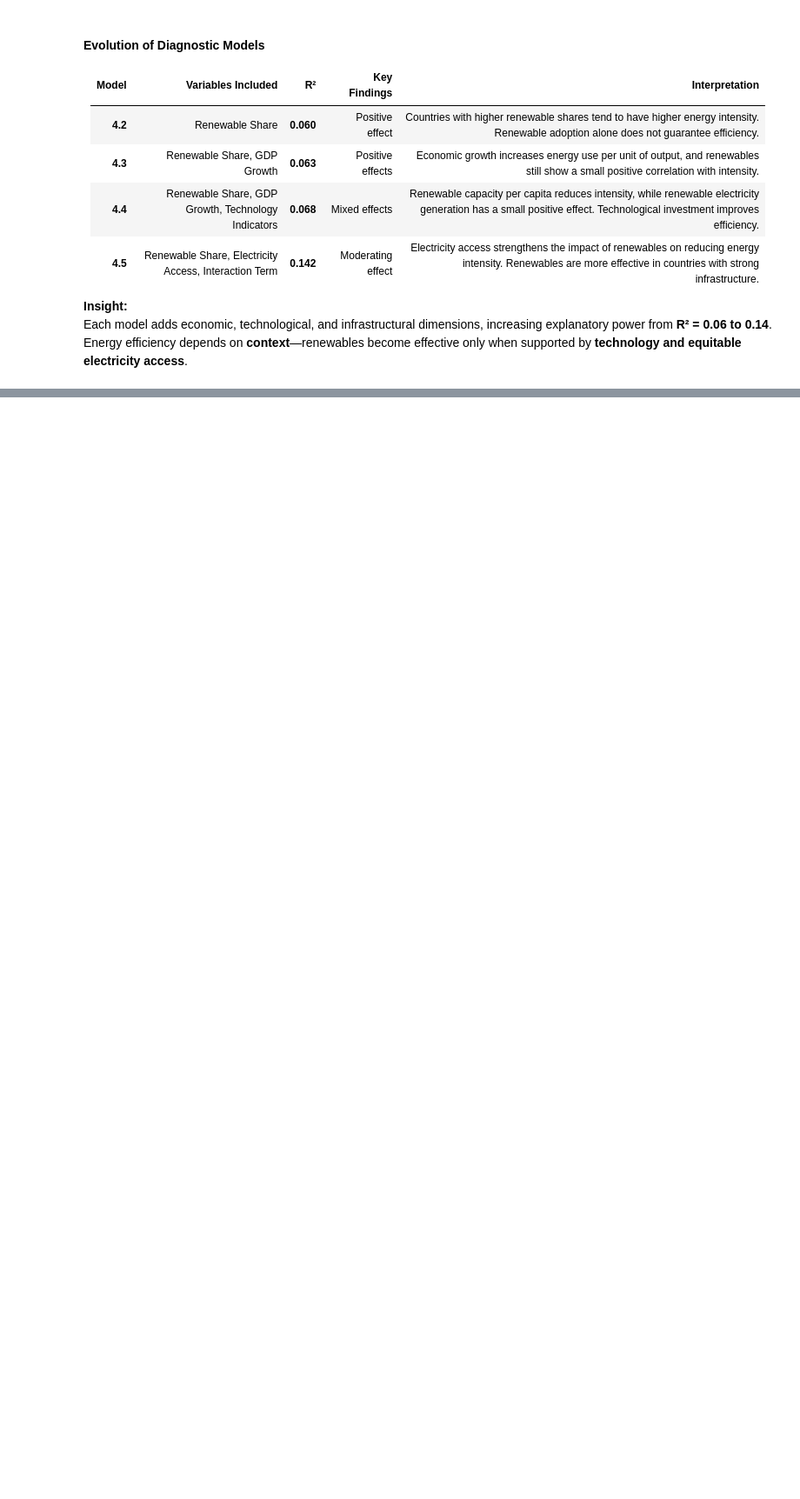
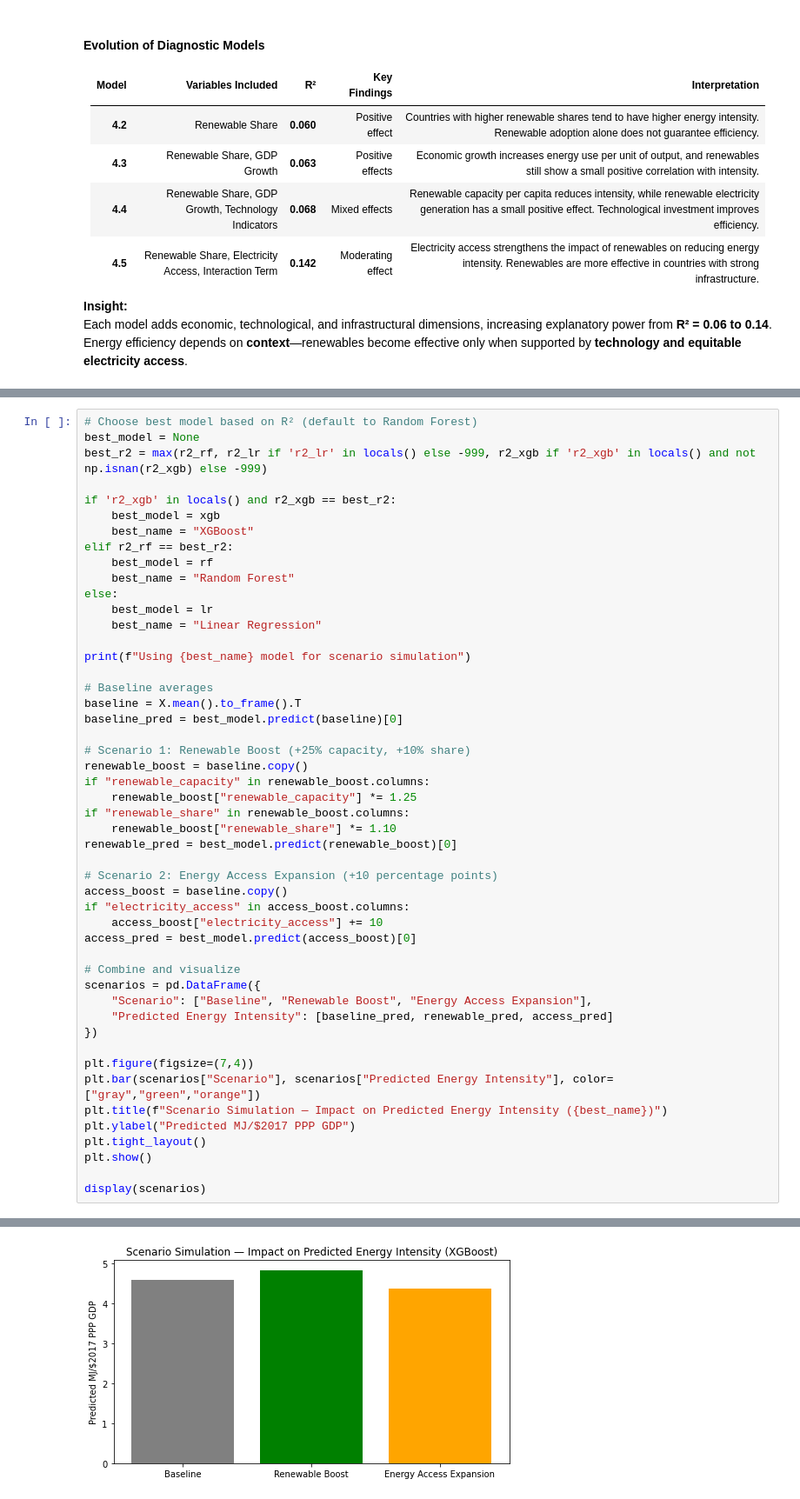
Before and after one commit to mnoriega-mx/energy-efficiency-trends, a Jupyter notebook: energy_efficiency_trends.ipynb, the cells around one changed output, grey strips where cells are left out. Shown: that part at 87% size. Cells and saved outputs as stored; diff of their text form; blank space fills up the shorter version.

```diff
--- a/energy_efficiency_trends.ipynb
+++ b/energy_efficiency_trends.ipynb
@@ -863,0 +1104,50 @@ Energy efficiency depends on **context**—renewables become effective only when
+# %%
+# Choose best model based on R² (default to Random Forest)
+best_model = None
+best_r2 = max(r2_rf, r2_lr if 'r2_lr' in locals() else -999, r2_xgb if 'r2_xgb' in locals() and not np.isnan(r2_xgb) else -999)
+
+if 'r2_xgb' in locals() and r2_xgb == best_r2:
+    best_model = xgb
+    best_name = "XGBoost"
+elif r2_rf == best_r2:
+    best_model = rf
+    best_name = "Random Forest"
+else:
+    best_model = lr
+    best_name = "Linear Regression"
+
+print(f"Using {best_name} model for scenario simulation")
+
+# Baseline averages
+baseline = X.mean().to_frame().T
+baseline_pred = best_model.predict(baseline)[0]
+
+# Scenario 1: Renewable Boost (+25% capacity, +10% share)
+renewable_boost = baseline.copy()
+if "renewable_capacity" in renewable_boost.columns:
+    renewable_boost["renewable_capacity"] *= 1.25
+if "renewable_share" in renewable_boost.columns:
+    renewable_boost["renewable_share"] *= 1.10
+renewable_pred = best_model.predict(renewable_boost)[0]
+
+# Scenario 2: Energy Access Expansion (+10 percentage points)
+access_boost = baseline.copy()
+if "electricity_access" in access_boost.columns:
+    access_boost["electricity_access"] += 10
+access_pred = best_model.predict(access_boost)[0]
+
+# Combine and visualize
+scenarios = pd.DataFrame({
+    "Scenario": ["Baseline", "Renewable Boost", "Energy Access Expansion"],
+    "Predicted Energy Intensity": [baseline_pred, renewable_pred, access_pred]
+})
+
+plt.figure(figsize=(7,4))
+plt.bar(scenarios["Scenario"], scenarios["Predicted Energy Intensity"], color=["gray","green","orange"])
+plt.title(f"Scenario Simulation — Impact on Predicted Energy Intensity ({best_name})")
+plt.ylabel("Predicted MJ/$2017 PPP GDP")
+plt.tight_layout()
+plt.show()
+
+display(scenarios)
+# %% [output]
@@ -863,0 +1155 @@ Energy efficiency depends on **context**—renewables become effective only when
+[figure, added]
```
Also changed, not shown: parts of 23 cells of this notebook.
